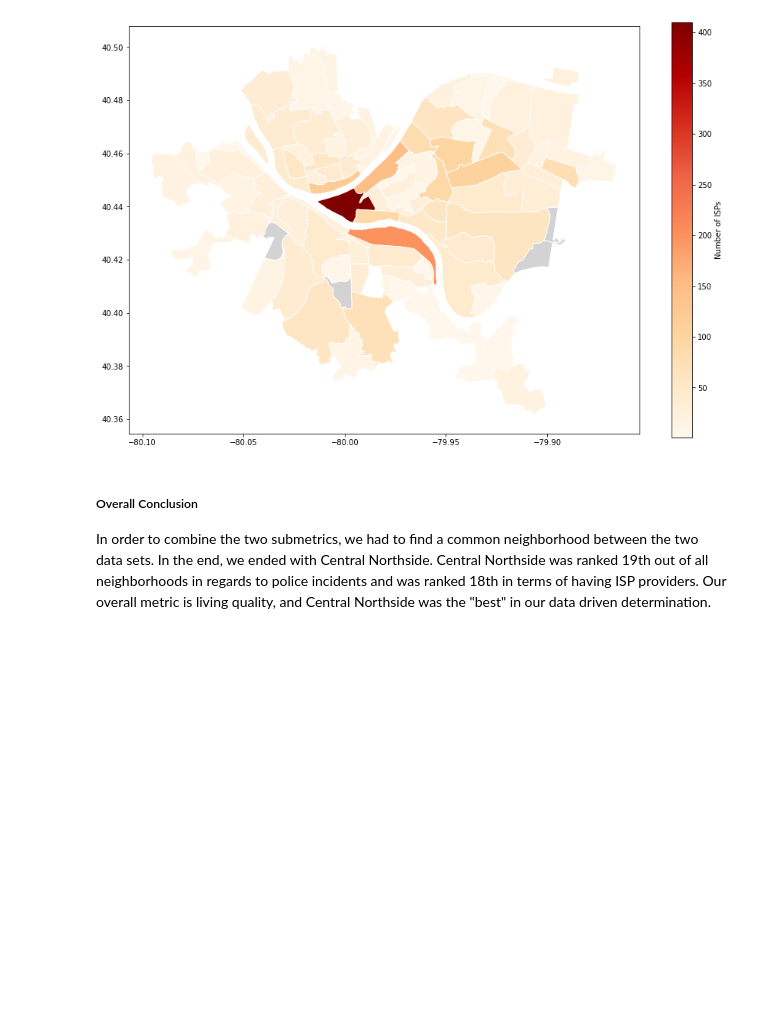
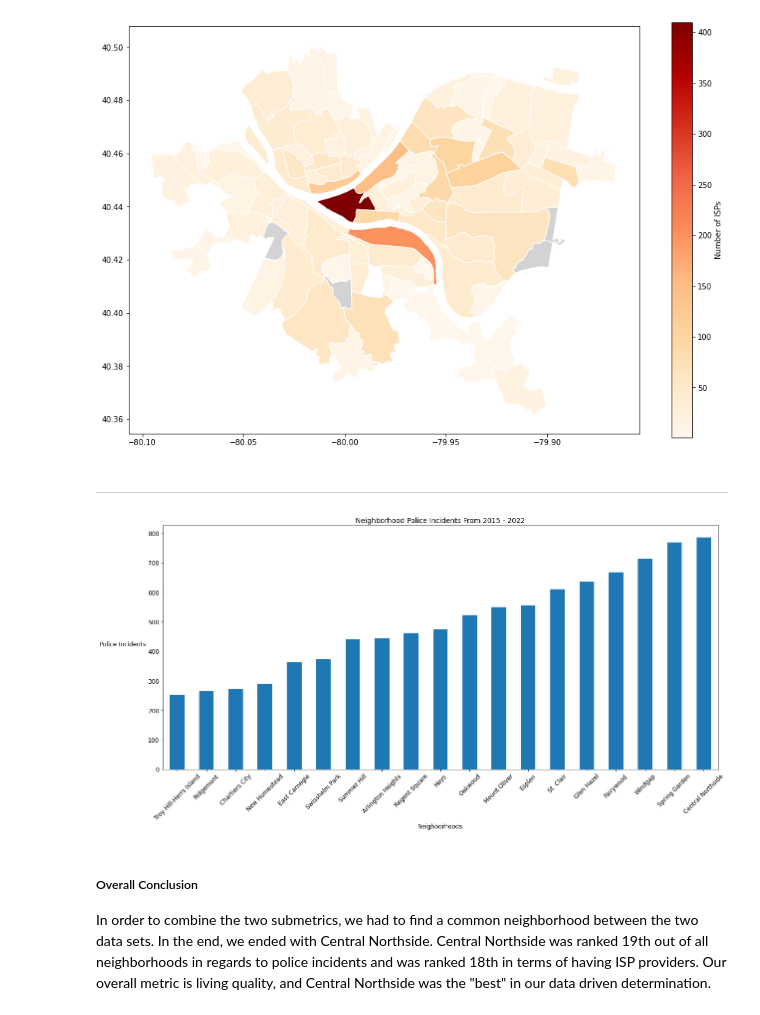
Before and after one commit to EddieTrey/CMPINF0010-Final-Project, a Jupyter notebook: Overall Notebook.ipynb, the cells around one changed output. Cells and saved outputs as stored; diff of their text form; code cells hidden in the pictures; blank space fills up the shorter version.

```diff
--- a/Overall Notebook.ipynb
+++ b/Overall Notebook.ipynb
@@ -104,6 +104,21 @@ ISP_map.plot(column='count', # set the data to be used for coloring
 # %% [output]
 <AxesSubplot:>
 [figure]
+# %% [markdown]
+_____________________________________________________________________________________________________________________________________________________________________________________________________
+# %%
+df_reverse10 = df_reverse.iloc[:19]
+plt.rcParams["figure.figsize"] = [20,9]     # setting graph size or else it's too small
+df_reverse10.plot.bar()                     # graphing our dataframe
+plt.title("Neighborhood Police Incidents From 2015 - 2022", fontsize = 14)   # graph title
+plt.xticks(fontsize = 12,rotation=45)       # rorate x-axis for readability
+plt.xlabel("Neighborhoods", fontsize = 12)  # set x-axis label
+
+plt.yticks(fontsize = 12)                   # rotate x-axis for readability
+plt.ylabel("Police Incidents", fontsize = 12, rotation = 0, labelpad = 50)  # y-axis label, padding because it enters the graph body
+plt.show()
+# %% [output]
+[figure, added]
 # %% [markdown]
 ##### Overall Conclusion
 In order to combine the two submetrics, we had to find a common neighborhood between the two data sets. In the end, we ended with Central Northside. Central Northside was ranked 19th out of all neighborhoods in regards to police incidents and was ranked 18th in terms of having ISP providers. Our overall metric is living quality, and Central Northside was the "best" in our data driven determination.
```
Also changed, not shown: parts of 2 cells of this notebook.
